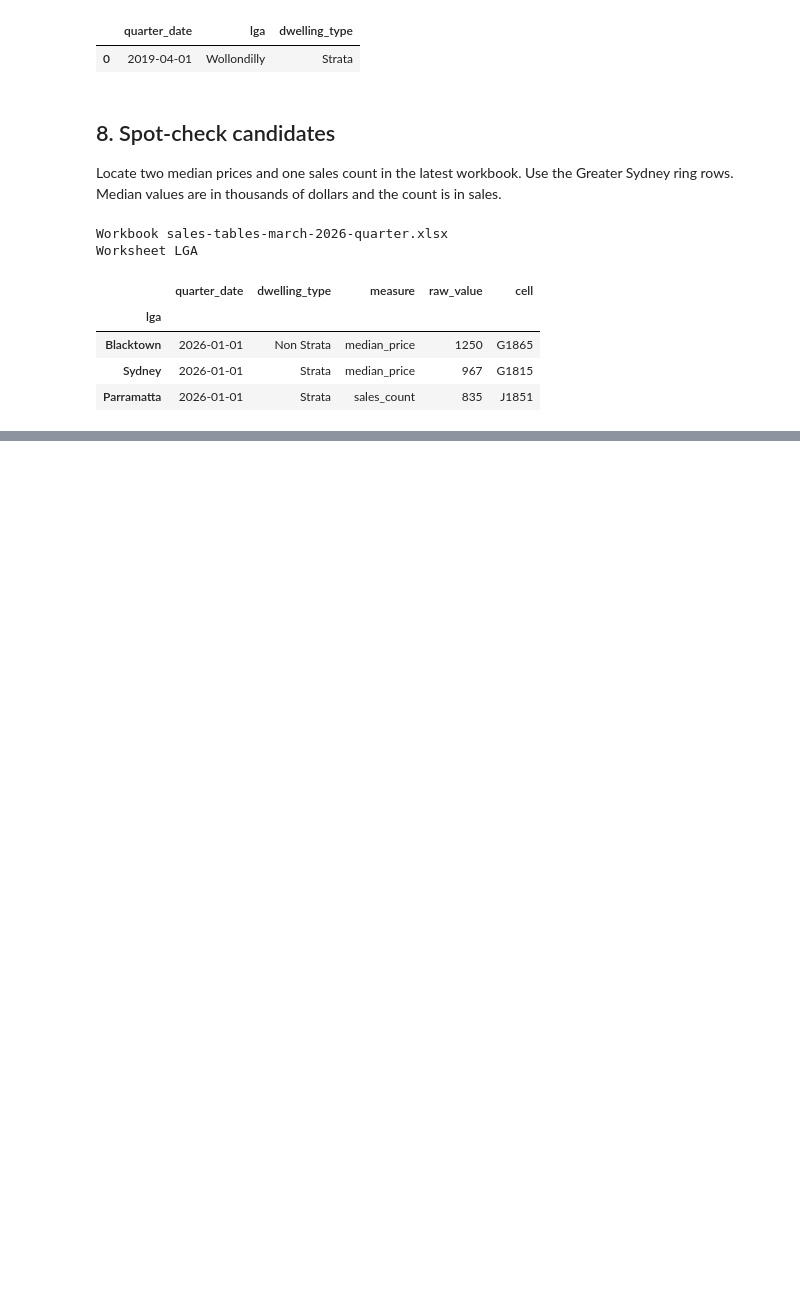
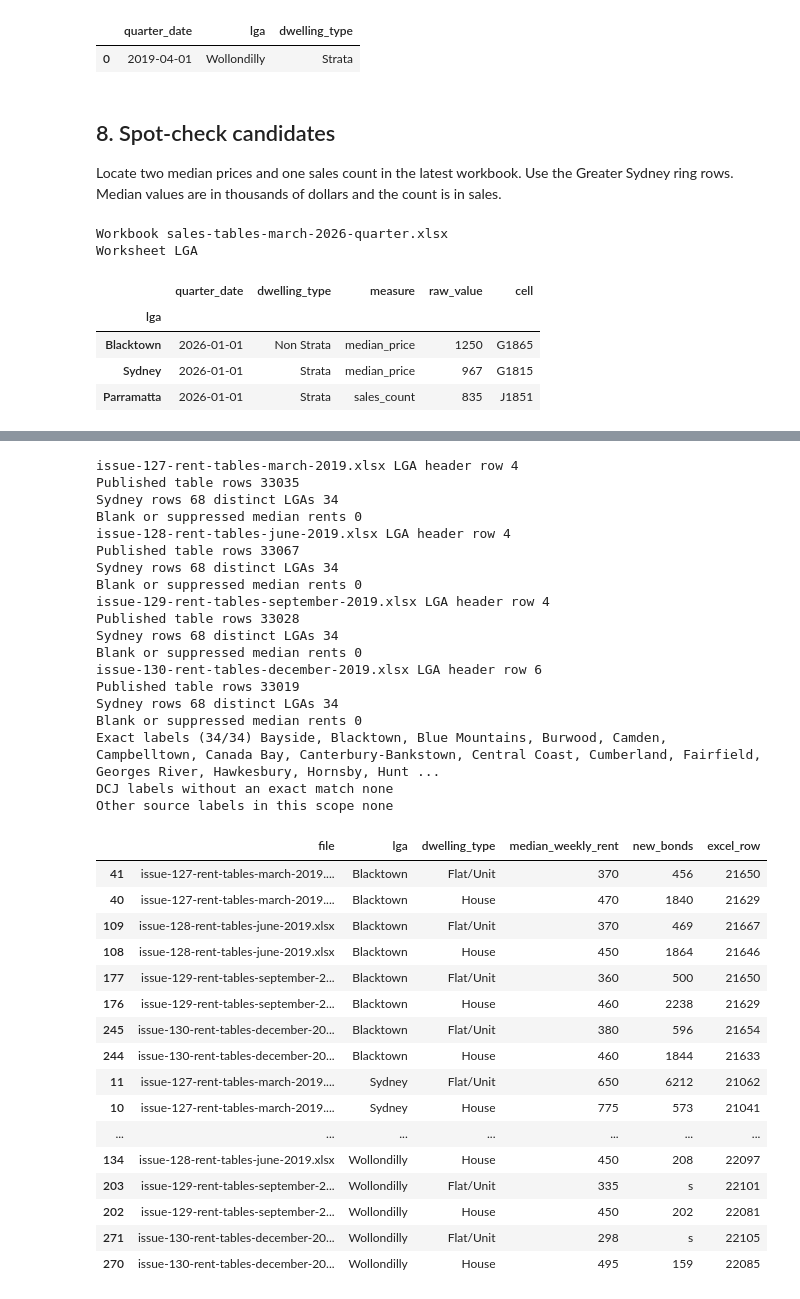
Before and after one commit to huiya-svg/sydney-housing-growth, a Jupyter notebook: notebooks/01_explore.ipynb, the cells around one changed output, grey strips where cells are left out. Saved outputs shown, nothing was run; the diff lists cells and outputs as text; code cells hidden in the pictures; blank space fills up the shorter version.

Commit message:
Add candidate factor data and screening (T02)

```diff
--- a/notebooks/01_explore.ipynb
+++ b/notebooks/01_explore.ipynb
@@ -483,0 +524,79 @@ Worksheet LGA
+# %%
+rent_files = sorted((raw_dir / "dcj_rent").glob("*.xlsx"))
+rent_tables = []
+for path in rent_files:
+    workbook = load_workbook(path, read_only=True, data_only=True)
+    try:
+        sheet = workbook["LGA"]
+        rows = list(sheet.values)
+    finally:
+        workbook.close()
+    header = next(index for index, row in enumerate(rows) if row[4] == "Dwelling Types")
+    print(path.name, "LGA", "header row", header + 1)
+    print("Published table rows", sum(row[4] is not None for row in rows[header + 1:]))
+
+    table = pd.DataFrame(
+        [(i, *row[:6], row[7], row[9]) for i, row in
+         enumerate(rows[header + 1:], start=header + 2) if row[4] is not None],
+        columns=[
+            "excel_row", "gmr", "greater_sydney", "ring", "lga", "dwelling_type",
+            "bedrooms", "median_weekly_rent", "new_bonds",
+        ],
+        dtype=object,
+    )
+    selected = table.loc[
+        table["gmr"].eq(gmr_name)
+        & table["greater_sydney"].eq("Greater Sydney")
+        & table["ring"].isin(rings)
+        & table["lga"].ne("Total")
+        & table["bedrooms"].eq("Total")
+        & table["dwelling_type"].isin(["House", "Flat/Unit"])
+    ].copy()
+    print("Sydney rows", len(selected), "distinct LGAs", selected["lga"].nunique())
+    print("Blank or suppressed median rents", as_number(selected["median_weekly_rent"]).isna().sum())
+    selected["file"] = path.name
+    rent_tables.append(selected)
+
+rent_sydney = pd.concat(rent_tables, ignore_index=True)
+show_label_coverage(rent_sydney["lga"])
+display(rent_sydney.loc[
+    rent_sydney["lga"].isin(preview_lgas),
+    ["file", "lga", "dwelling_type", "median_weekly_rent", "new_bonds", "excel_row"],
+].sort_values(["lga", "file", "dwelling_type"]))
+# %% [output]
+issue-127-rent-tables-march-2019.xlsx LGA header row 4
+Published table rows 33035
+Sydney rows 68 distinct LGAs 34
+Blank or suppressed median rents 0
+issue-128-rent-tables-june-2019.xlsx LGA header row 4
+Published table rows 33067
+Sydney rows 68 distinct LGAs 34
+Blank or suppressed median rents 0
+issue-129-rent-tables-september-2019.xlsx LGA header row 4
+Published table rows 33028
+Sydney rows 68 distinct LGAs 34
+Blank or suppressed median rents 0
+issue-130-rent-tables-december-2019.xlsx LGA header row 6
+Published table rows 33019
+Sydney rows 68 distinct LGAs 34
+Blank or suppressed median rents 0
+Exact labels (34/34) Bayside, Blacktown, Blue Mountains, Burwood, Camden, Campbelltown, Canada Bay, Canterbury-Bankstown, Central Coast, Cumberland, Fairfield, Georges River, Hawkesbury, Hornsby, Hunt ...
+DCJ labels without an exact match none
+Other source labels in this scope none
+|  | file | lga | dwelling_type | median_weekly_rent | new_bonds | excel_row |
+| 41 | issue-127-rent-tables-march-2019.... | Blacktown | Flat/Unit | 370 | 456 | 21650 |
+| 40 | issue-127-rent-tables-march-2019.... | Blacktown | House | 470 | 1840 | 21629 |
+| 109 | issue-128-rent-tables-june-2019.xlsx | Blacktown | Flat/Unit | 370 | 469 | 21667 |
+| 108 | issue-128-rent-tables-june-2019.xlsx | Blacktown | House | 450 | 1864 | 21646 |
+| 177 | issue-129-rent-tables-september-2... | Blacktown | Flat/Unit | 360 | 500 | 21650 |
+| 176 | issue-129-rent-tables-september-2... | Blacktown | House | 460 | 2238 | 21629 |
+| 245 | issue-130-rent-tables-december-20... | Blacktown | Flat/Unit | 380 | 596 | 21654 |
+| 244 | issue-130-rent-tables-december-20... | Blacktown | House | 460 | 1844 | 21633 |
+| 11 | issue-127-rent-tables-march-2019.... | Sydney | Flat/Unit | 650 | 6212 | 21062 |
+| 10 | issue-127-rent-tables-march-2019.... | Sydney | House | 775 | 573 | 21041 |
+| ... | ... | ... | ... | ... | ... | ... |
+| 134 | issue-128-rent-tables-june-2019.xlsx | Wollondilly | House | 450 | 208 | 22097 |
+| 203 | issue-129-rent-tables-september-2... | Wollondilly | Flat/Unit | 335 | s | 22101 |
+| 202 | issue-129-rent-tables-september-2... | Wollondilly | House | 450 | 202 | 22081 |
+| 271 | issue-130-rent-tables-december-20... | Wollondilly | Flat/Unit | 298 | s | 22105 |
+| 270 | issue-130-rent-tables-december-20... | Wollondilly | House | 495 | 159 | 22085 |
```
Also changed, not shown: parts of 18 cells of this notebook, 32 other files.
